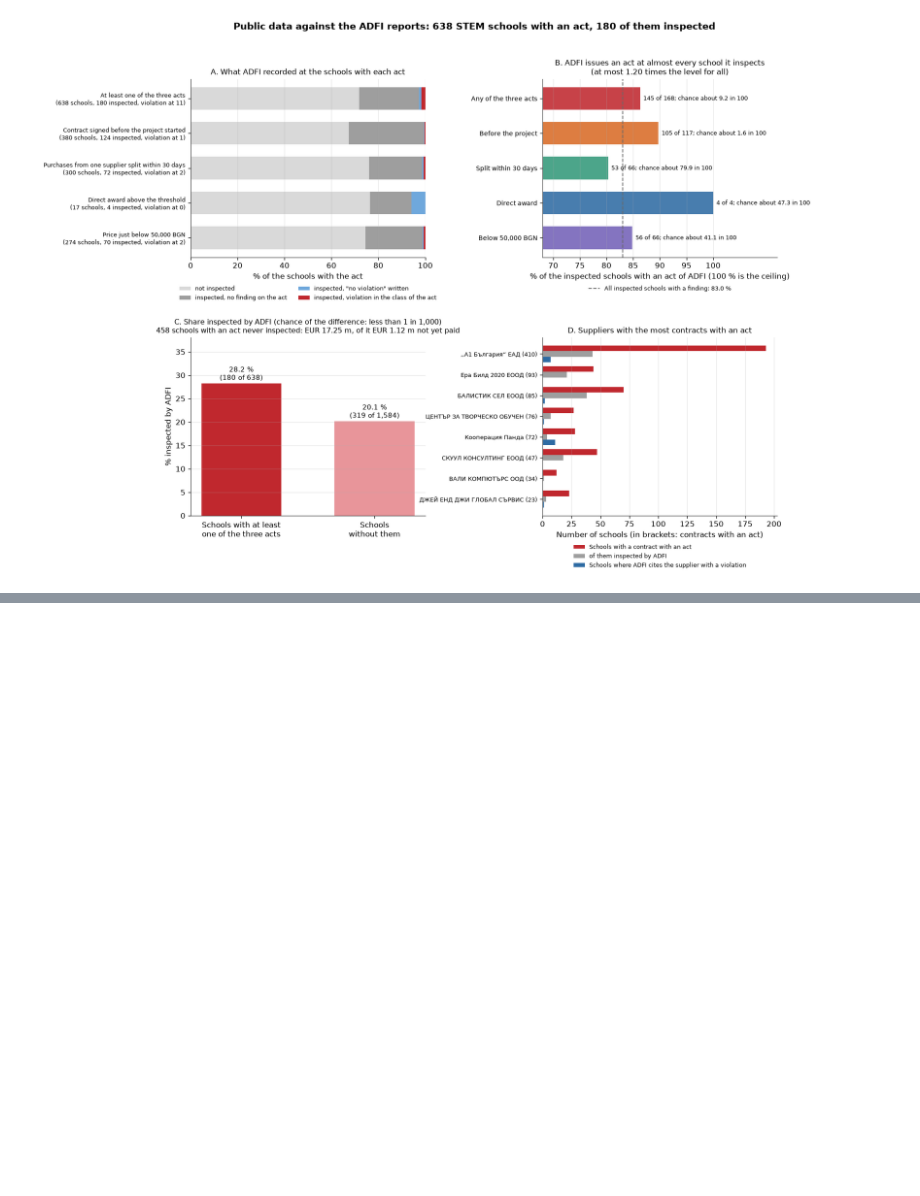
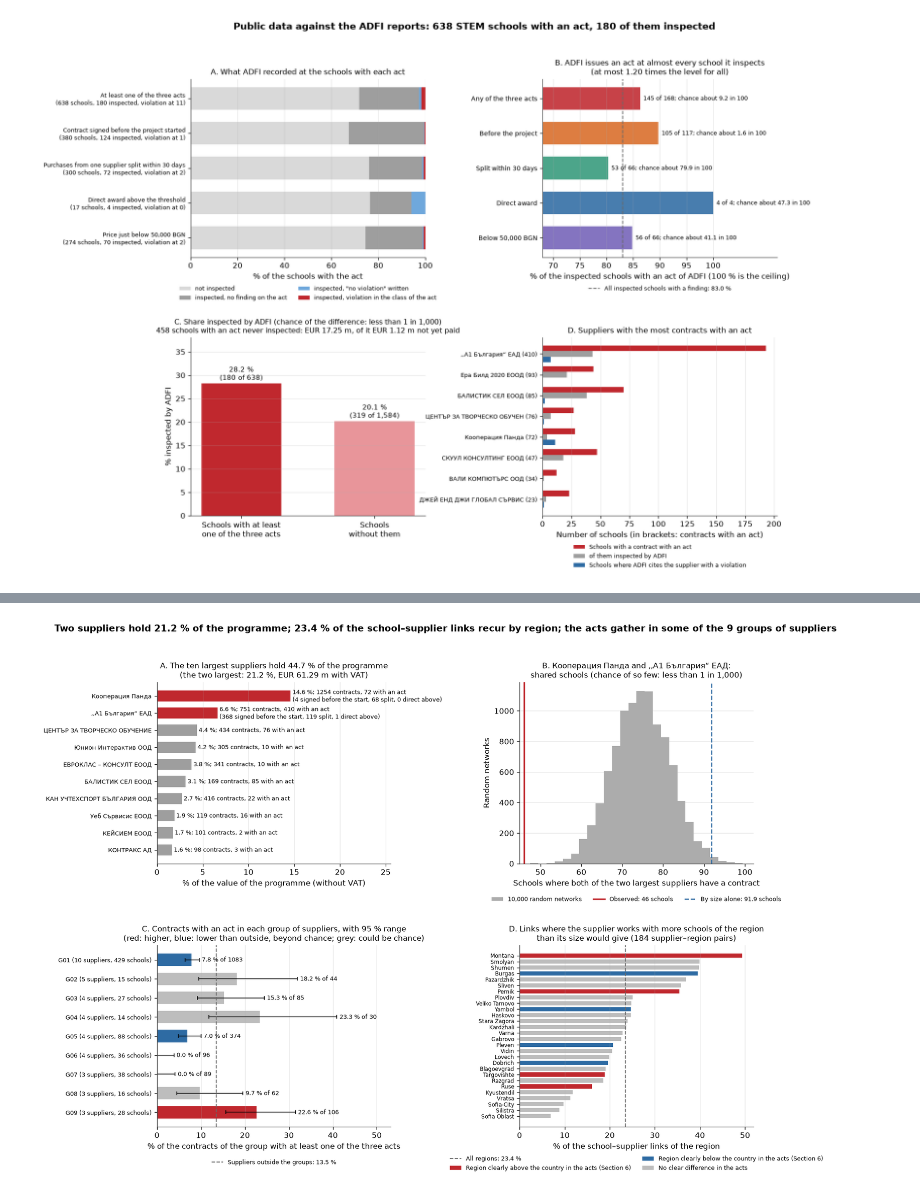
Before and after one commit to beluhov/stem-public-data-indicators, a Jupyter notebook: STEM_Public_Data_Indicators.ipynb, the cells around one changed output, grey strips where cells are left out. Drawn from its saved outputs; the diff is of its cells as text; code cells hidden in the pictures; blank space fills up the shorter version.

```diff
--- a/STEM_Public_Data_Indicators.ipynb
+++ b/STEM_Public_Data_Indicators.ipynb
@@ -2600,0 +3192,69 @@ plt.show()
+# %%
+# Figure F2_5: concentration of the programme and steering at the level of the region and the country; every number in the figure is taken from this run.
+fig, axs = plt.subplots(2, 2, figsize=(14, 10.5), gridspec_kw={"hspace": 0.45, "wspace": 0.55})
+axA, axB, axC, axD = axs.flat
+
+# A. The ten largest suppliers by share of the programme (value without VAT), with their contracts with an act.
+a8 = ven_tbl.head(10).iloc[::-1].copy()
+for col in ("predated_contracts", "split_30d_contracts", "regime_mismatch_contracts"):
+    a8[col] = a8["vendor_id"].map(t2.set_index("vendor_id")[col]).fillna(0)
+yA = np.arange(len(a8))
+axA.barh(yA, a8["share_val_pct"], color=["#c0282e" if i >= len(a8) - 2 else "#9e9e9e" for i in range(len(a8))], height=0.65)
+for y, r in zip(yA, a8.itertuples()):
+    lbl = f"{r.share_val_pct:.1f} %; {int(r.contracts)} contracts, {int(r.level1_contracts)} with an act"
+    if r.vendor_id in top2_ids:
+        lbl += f"\n({int(r.predated_contracts)} signed before the start, {int(r.split_30d_contracts)} split, {int(r.regime_mismatch_contracts)} direct above)"
+    axA.text(r.share_val_pct + 0.2, y, lbl, va="center", fontsize=7.5)
+axA.set_yticks(yA, [f"{s[:28]}" for s in a8["vendor_name"]], fontsize=8)
+axA.set_xlim(0, a8["share_val_pct"].max() * 1.75)
+axA.set_xlabel("% of the value of the programme (without VAT)")
+axA.set_title(f"A. The ten largest suppliers hold {c10_pct:.1f} % of the programme\n(the two largest: {top2_val_incl / tot_prog_incl * 100:.1f} %, EUR {top2_val_incl / 1e6:.2f} m with VAT)", fontsize=10)
+
+# B. Schools shared by the two largest suppliers: observed, in 10,000 random networks, and by their size alone.
+axB.hist(mc_pa, bins=np.arange(mc_pa.min() - 0.5, mc_pa.max() + 1.5, 2), color="#9e9e9e", alpha=0.85, label="10,000 random networks")
+axB.axvline(obs_pa, color="#c0282e", lw=2, label=f"Observed: {obs_pa} schools")
+axB.axvline(exp_pa_bicm, color="#2e6ba3", ls="--", lw=1.5, label=f"By size alone: {exp_pa_bicm:.1f} schools")
+axB.set_xlabel("Schools where both of the two largest suppliers have a contract")
+axB.set_ylabel("Random networks")
+axB.legend(loc="upper center", bbox_to_anchor=(0.5, -0.15), ncol=3, fontsize=7.5, frameon=False)
+axB.set_title(f"B. {ven_tbl['vendor_name'].iloc[0]} and {ven_tbl['vendor_name'].iloc[1]}:\nshared schools (chance of so few: {chance_text(p_pa_le)})", fontsize=10)
+
+# C. Share of contracts with an act in each group of suppliers, against the suppliers outside the groups.
+c8 = df_grps[df_grps["group_id"] != "Out of groups"].iloc[::-1]
+out_rate8 = float(df_grps.loc[df_grps["group_id"] == "Out of groups", "level1_pct"].iloc[0])
+yC = np.arange(len(c8))
+colC = ["#c0282e" if (p <= 0.05 and v > out_rate8) else ("#2e6ba3" if p <= 0.05 else "#bdbdbd") for p, v in zip(c8["level1_p_vs_out"], c8["level1_pct"])]
+ciC = np.array([wilson_ci(int(round(p * n / 100.0)), int(n))[1:] for p, n in zip(c8["level1_pct"], c8["contracts"])]) * 100.0
+axC.barh(yC, c8["level1_pct"], color=colC, height=0.65)
+axC.errorbar(c8["level1_pct"], yC, xerr=[c8["level1_pct"] - ciC[:, 0], ciC[:, 1] - c8["level1_pct"]], fmt="none", ecolor="black", elinewidth=0.9, capsize=2.5)
+for y, r in zip(yC, c8.itertuples()):
+    axC.text(ciC[y, 1] + 0.6, y, f"{r.level1_pct:.1f} % of {int(r.contracts)}", va="center", fontsize=7.5)
+axC.axvline(out_rate8, color="dimgray", ls="--", lw=1.2, label=f"Suppliers outside the groups: {out_rate8:.1f} %")
+axC.set_yticks(yC, [f"{g} ({int(n)} suppliers, {int(s)} schools)" for g, n, s in zip(c8["group_id"], c8["n_vendors"], c8["schools"])], fontsize=8)
+axC.set_xlim(0, max(ciC[:, 1].max(), out_rate8) * 1.3)
+axC.set_xlabel("% of the contracts of the group with at least one of the three acts")
+axC.legend(loc="upper center", bbox_to_anchor=(0.5, -0.15), fontsize=7.5, frameon=False)
+axC.set_title("C. Contracts with an act in each group of suppliers, with 95 % range\n(red: higher, blue: lower than outside, beyond chance; grey: could be chance)", fontsize=10)
+
+# D. By region: share of school-supplier links in which the supplier works with more schools of the region than its size would give.
+# d8 and d8_status come from the conclusions cell (Section 6: regions clearly above or below the country in the acts).
+yD = np.arange(len(d8))
+colD = d8_status.map({"above": "#c0282e", "below": "#2e6ba3", "middle": "#bdbdbd"}).to_numpy()
+axD.barh(yD, d8.to_numpy(), color=colD, height=0.7)
+for c_, l_ in (("#c0282e", "Region clearly above the country in the acts (Section 6)"), ("#2e6ba3", "Region clearly below the country in the acts (Section 6)"), ("#bdbdbd", "No clear difference in the acts")):
+    axD.barh([0], [0], color=c_, label=l_)
+axD.axvline(sig_links / n_links * 100, color="dimgray", ls="--", lw=1.2, label=f"All regions: {sig_links / n_links * 100:.1f} %")
+axD.set_yticks(yD, [OBLAST_EN.get(o, o) for o in d8.index], fontsize=7)
+axD.set_xlabel("% of the school–supplier links of the region")
+axD.legend(loc="upper center", bbox_to_anchor=(0.5, -0.13), ncol=2, fontsize=7.5, frameon=False)
+axD.set_title(f"D. Links where the supplier works with more schools of the region\nthan its size would give ({len(sig_ov_ob)} supplier–region pairs)", fontsize=10)
+
+for ax in axs.flat:
+    for side in ("top", "right"):
+        ax.spines[side].set_visible(False)
+    ax.grid(axis="y" if ax is axB else "x", alpha=0.3)
+fig.suptitle(f"Two suppliers hold {top2_val_incl / tot_prog_incl * 100:.1f} % of the programme; {sig_links / n_links * 100:.1f} % of the school–supplier links recur by region; the acts gather in some of the {len(g8)} groups of suppliers", fontsize=12, fontweight="bold")
+fig.savefig(FIG_DIR / "F2_5_concentration_steering.png", dpi=300, bbox_inches="tight")
+plt.show()
+# %% [output]
+[figure, added]
```
Also changed, not shown: parts of 7 cells of this notebook, 3 other files.
